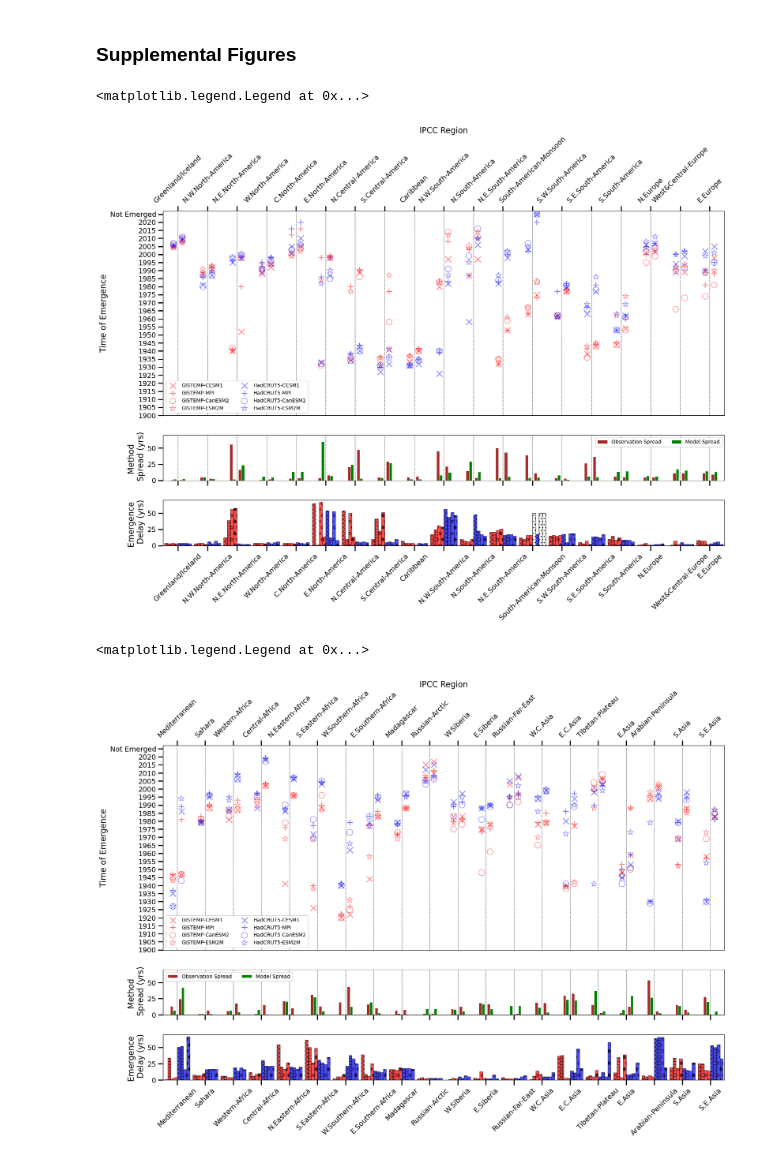
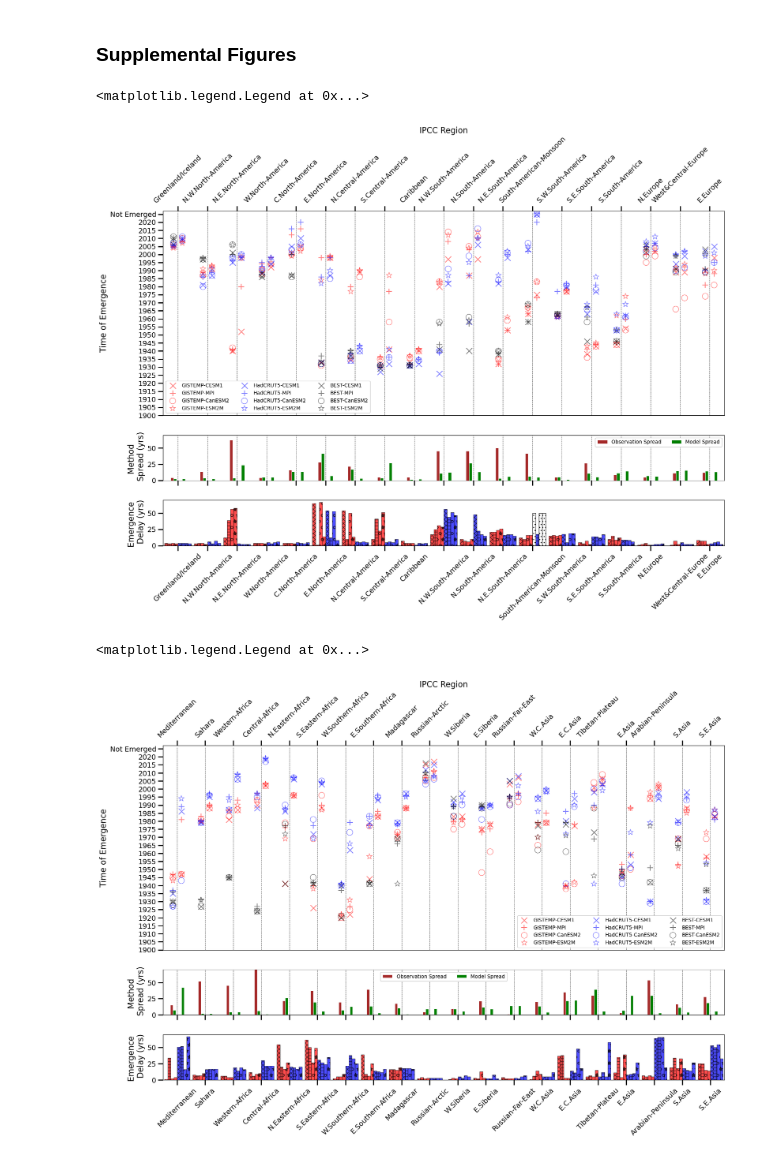
Before and after one commit to jshaw35/internalvar-vs-obsunc, a Jupyter notebook: figures_shiftingstart/draft1_figure3.ipynb, the cells around one changed output. Cells and saved outputs as stored; diff of their text form; code cells hidden in the pictures.

Commit message:
Move things around and add figure for thesis defense

```diff
--- a/figures_shiftingstart/draft1_figure3.ipynb
+++ b/figures_shiftingstart/draft1_figure3.ipynb
@@ -61,11 +65,14 @@ regional_masked_da = xr.open_dataarray(f"{toe_savedir}/ToE_delay.IPCCRegions.nc"
-# %%
-regional_masked_da["obs"] = ["GISTEMP", "HadCRUT5"]
+# %%
+# Mask the "strict" ToE values for the "BEST" dataset
+out1, out2 = xr.broadcast(regional_masked_da.obs=="BEST", regional_masked_da.metric != "mean")
+best_mask = out1 & out2
+regional_masked_da = regional_masked_da.where(~best_mask, np.inf)
 # %% [markdown]
 ### Figure 3
 # %%
 symbols = ['x','+','o','*','s']
 hatches = ['xxx','++','o','*','--']
-colors  = ['red','blue']
+colors  = ['red','blue', 'black']
 nan_hatch = '..' #'xx'
 
 final_tte_ds = regional_masked_da #regional_box[0]
@@ -105,6 +112,7 @@ for i,_index in enumerate(final_tte_subset.RegionIndex):
 
     _mean_subset = _region_subset.sel(metric='mean')
     _strict_subset = _region_subset.sel(metric='strict')
+    _delay_subset = _region_subset.sel(metric='delay')
 
     _mean_obs_spread = (_mean_subset.max(dim='obs') - _mean_subset.min(dim='obs')).mean(dim='model')#,skipna=False)
     _mean_mod_spread = (_mean_subset.max(dim='model') - _mean_subset.min(dim='model')).mean(dim='obs')
@@ -112,8 +120,10 @@ for i,_index in enumerate(final_tte_subset.RegionIndex):
     _strict_obs_spread = (_strict_subset.max(dim='obs') - _strict_subset.min(dim='obs')).mean(dim='model')#,skipna=False)
     _strict_mod_spread = (_strict_subset.max(dim='model') - _strict_subset.min(dim='model')).mean(dim='obs')
 
-    _delay_avg = (_strict_subset - _mean_subset).mean(dim=['obs','model'])
-    _delay = _strict_subset - _mean_subset
+    _delay_avg = (_delay_subset).mean(dim=['obs','model'])
+    _delay = _delay_subset
+    # _delay_avg = (_strict_subset - _mean_subset).mean(dim=['obs','model'])
+    # _delay = _strict_subset - _mean_subset
 
     ax2.bar(xstat-0.2, _mean_obs_spread, width=0.1, color='brown', edgecolor="white", linewidth=0.7)
     ax2.bar(xstat-0.1, _mean_mod_spread, width=0.1, color='green', edgecolor="white", linewidth=0.7)
@@ -252,7 +262,7 @@ ax3.tick_params(axis='both',labelsize=14,length=10,width=2)
 # axis_breaky(ax1, ypos=[0.935,0.955], slant=1.5,xpos=0.0,zorder=50,w=0.01)
 
 # ax1.legend(ncol=2,loc=[0.2,0.78],fontsize=10,facecolor='white', framealpha=1)
-ax1.legend(ncol=2,loc="lower left",fontsize=10,facecolor='white', framealpha=1)
+ax1.legend(ncol=3,loc="lower left",fontsize=10,facecolor='white', framealpha=1)
 ax2.legend(ncol=2,loc='best',fontsize=10,facecolor='white', framealpha=1)
 
 # Add subplot labels
@@ -269,7 +279,7 @@ to_png(file=fig,filename='TOE_comparison3_IPCCregions_coneplots',dpi=300,ext='pd
 # %%
 symbols = ['x','+','o','*','s']
 hatches = ['xxx','++','o','*','--']
-colors  = ['red','blue']
+colors  = ['red','blue', 'black']
 nan_hatch = '..' #'xx'
 
 final_tte_ds = regional_masked_da #regional_box[0]
@@ -460,17 +470,17 @@ ax3.tick_params(axis='both',labelsize=14,length=10,width=2)
 # Axis breaks. I think it can't draw over the plot border because of gridspec
 # axis_breaky(ax1, ypos=[0.935,0.955], slant=1.5,xpos=0.0,zorder=50,w=0.01)
 
-ax1.legend(ncol=2,loc='best',fontsize=10,facecolor='white', framealpha=1)
+ax1.legend(ncol=3,loc='best',fontsize=10,facecolor='white', framealpha=1)
 ax2.legend(ncol=2,loc='best',fontsize=10,facecolor='white', framealpha=1)
 # %% [output]
 <matplotlib.legend.Legend at 0x...>
-[figure, old version]
+[figure, new version]
 # %%
 to_png(file=fig,filename='TOE_comparison2_IPCCregions_0_18',dpi=300,ext='pdf',bbox_inches='tight')
 # %%
 symbols = ['x','+','o','*','s']
 hatches = ['xxx','++','o','*','--']
-colors  = ['red','blue']
+colors  = ['red','blue', 'black']
 nan_hatch = '..' #'xx'
 
 final_tte_ds = regional_masked_da #regional_box[0]
@@ -637,35 +647,35 @@ ax1b.set_xlim(-0.5,len(tick_labels)-0.5)
 ax1b.tick_params(axis='both',labelsize=14,length=10,width=2)
 ax1b.set_xlabel('IPCC Region',fontsize=16)
 
 # Upper panel settings
 ax2.set_ylabel('Method \n Spread (yrs)',fontsize=16)
 # ax2.set_xticks(np.arange(0,5))
 ax2.set_xticks(np.arange(len(tick_labels)))
 ax2.set_xticklabels(['' for i in range(len(tick_labels))],fontsize=14,rotation=45)
 # ax2.set_xticklabels(['' for i in range(5)],fontsize=14,rotation=45)
 ax2.set_xlim(-0.5,len(tick_labels)-0.5)
 ax2.set_ylim(0,70)
 ax2.tick_params(axis='both',labelsize=14,length=10,width=2)
 
 # Delay panel settings
 ax3.set_ylabel('Emergence \n Delay (yrs)',fontsize=16)
 ax3.set_xticks(np.arange(len(tick_labels)))
 # ax3.set_xticks(np.arange(0,5))
 # ax3.set_xticklabels(['' for i in range(stop_idx - start_idx + 1)],fontsize=14,rotation=45)
 ax3.set_xticklabels(tick_labels,fontsize=14,rotation=45)
 ax3.set_xlim(-0.5,len(tick_labels)-0.5)
 # ax3.set_xlim(-0.5,4.5)
 ax3.set_ylim(0,70)
 ax3.tick_params(axis='both',labelsize=14,length=10,width=2)
 
 # Axis breaks. I think it can't draw over the plot border because of gridspec
 # axis_breaky(ax1, ypos=[0.935,0.955], slant=1.5,xpos=0.0,zorder=50,w=0.01)
 
-ax1.legend(ncol=2,loc='best',fontsize=10,facecolor='white', framealpha=1)
+ax1.legend(ncol=3,loc='best',fontsize=10,facecolor='white', framealpha=1)
 ax2.legend(ncol=2,loc='best',fontsize=10,facecolor='white', framealpha=1)
 # %% [output]
 <matplotlib.legend.Legend at 0x...>
-[figure, old version]
+[figure, new version]
 # %%
 to_png(file=fig,filename='TOE_comparison2_IPCCregions_19_38',dpi=300,ext='pdf',bbox_inches='tight')
 # %%
```
Also changed, not shown: parts of 3 cells of this notebook, 12 other files.
